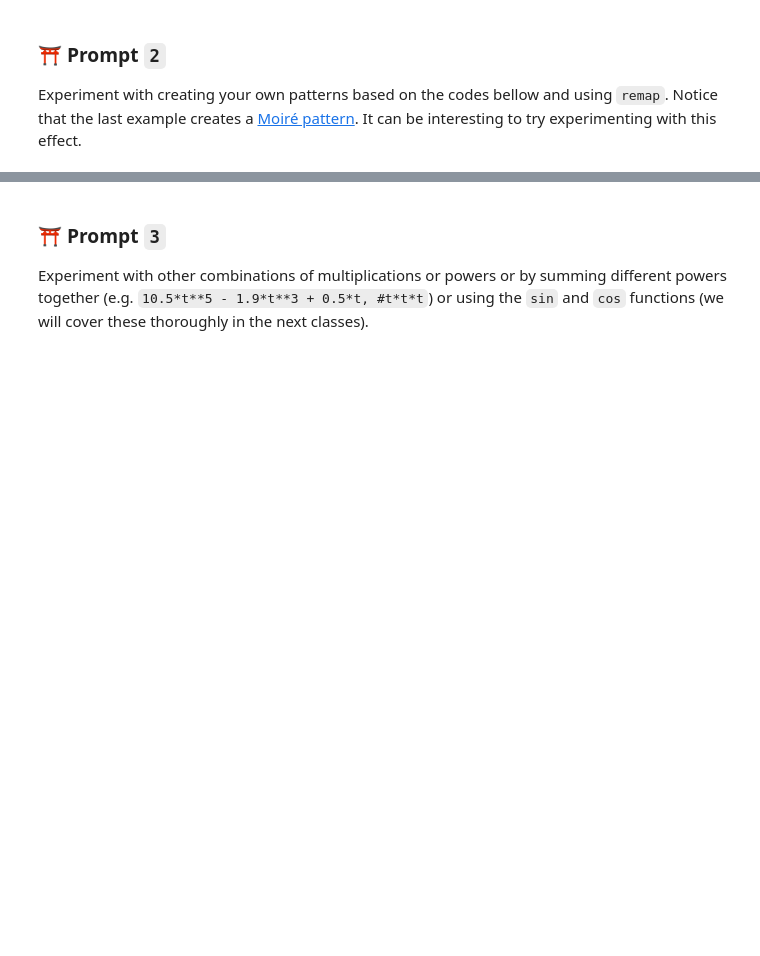
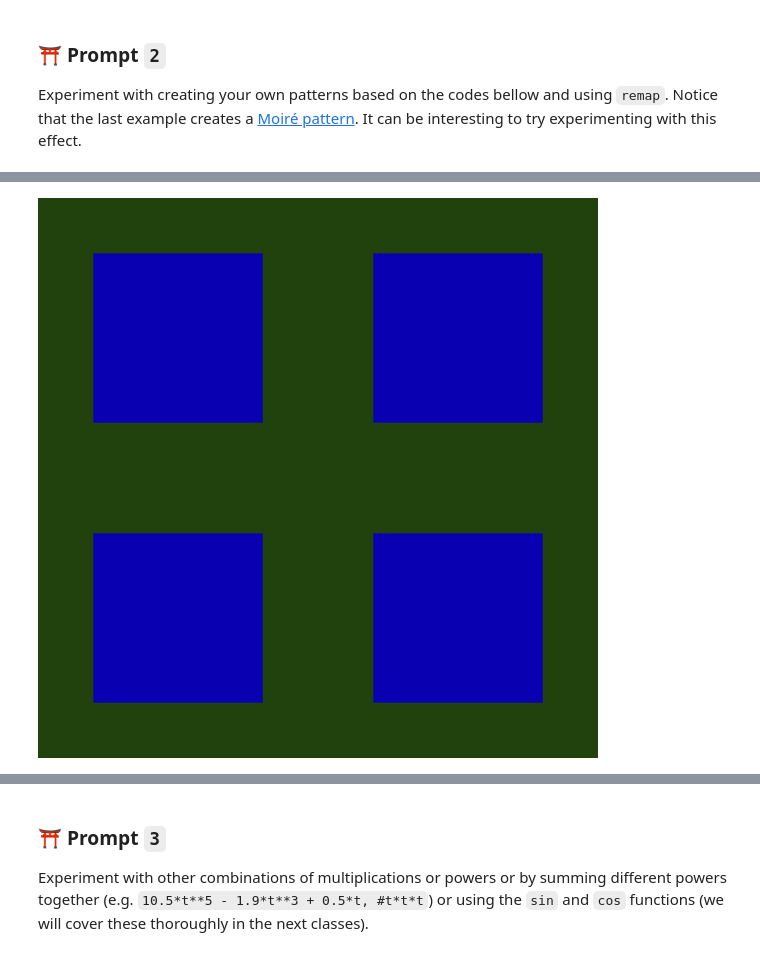
Before and after one commit to Mtj2042/generative_drawing, a Jupyter notebook: weekly/week2/week2_sketchbook.ipynb, the cells around one changed output, grey strips where cells are left out. Saved outputs shown, nothing was run; the diff lists cells and outputs as text; code cells hidden in the pictures; blank space fills up the shorter version.

```diff
--- a/weekly/week2/week2_sketchbook.ipynb
+++ b/weekly/week2/week2_sketchbook.ipynb
@@ -120,3 +114,30 @@ show()
+# %%
+# Example 2: Map vertical position to circle size
+create_canvas(1000, 1000)
+background(0)
+
+n = 20
+for i in range(n):
+    red_value = random(0,50)
+    green_value = random(0,100)
+    blue_value = random(0,255)
+
+    # Map i to a y position between 0 and height
+    y = remap(i, 20, n-1, 0, height/2)
+    fill(red_value,green_value,blue_value)
+    # Map y position to diameter in a given range
+    w = remap(y, 0, height, 5, 600)
+    rect_mode(CENTER)
+    #draw ellipses
+    no_stroke()
+    rect(width/2/2, height/2/2, w, w)
+    #rect(width-width/2, height-height/2, w, w)
+    rect(width-width/4, height/2/2, w, w)
+    rect(width-width/4, height-height/4, w, w)
+    rect(width*0.75-width*0.5, height-height/4, w, w)
+show()
+# %% [output]
+[figure, added]
 # %%
 create_canvas(600,500)
 background(255)
```
Also changed, not shown: parts of 5 cells of this notebook, 1 other file.
